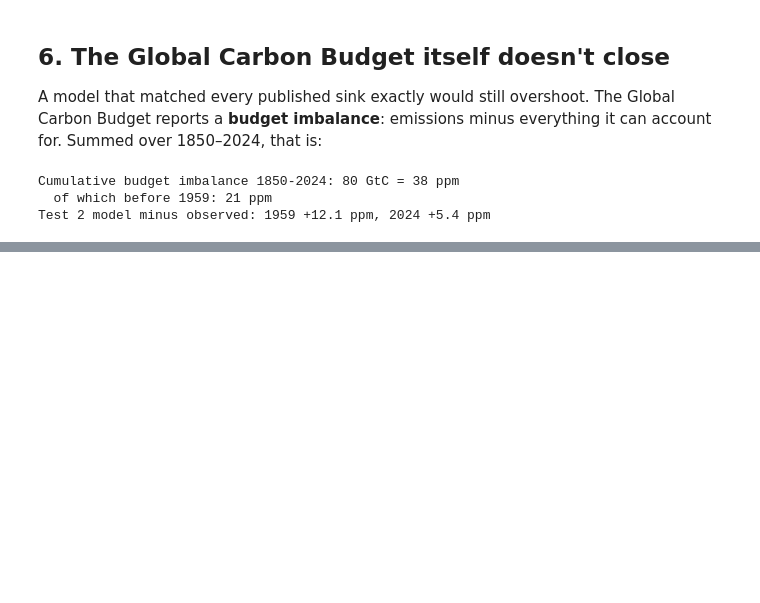
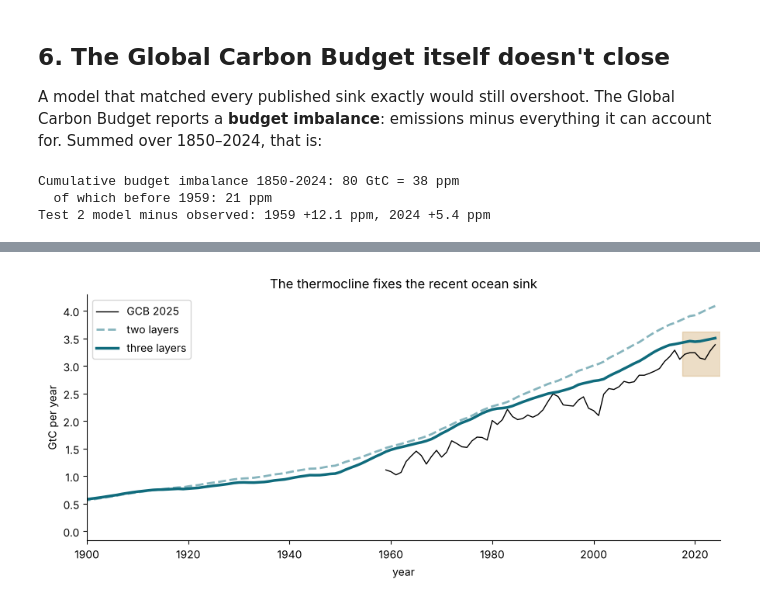
Before and after one commit to kmurugan123/co2-irf-model, a Jupyter notebook: box_model/carbon_box_model.ipynb, the cells around one changed output, grey strips where cells are left out. Cells and saved outputs as stored; diff of their text form; code cells hidden in the pictures; blank space fills up the shorter version.

Commit message:
Add three-layer ocean, feedback, Monte Carlo, future scenarios and stop-today experiment

```diff
--- a/box_model/carbon_box_model.ipynb
+++ b/box_model/carbon_box_model.ipynb
@@ -239,0 +261,19 @@ Most of the model's remaining offset (about +12 ppm) builds up before 1959, when
+# %%
+from ocean3 import simulate, pulse3
+from experiments3 import central_params, summarise, monte_carlo, interval, future_emissions, EF, EL, OBS, START, DEEP_AGE
+c3 = central_params()
+print(f"k_2 = {c3['k2m']:.4f}/yr from a {c3['deep_age']:.0f}-yr deep-water age; k_1 = {c3['k1m']:.2f}/yr from 118 GtC by 1994; beta = {c3['beta']:.3f}")
+kw3 = dict(k1m=c3["k1m"], k2m=c3["k2m"], beta=c3["beta"], start_ppm=START)
+r3 = simulate(EF, EL, **kw3)
+s3 = summarise(r3)
+bg3 = simulate(EF[:161], EL[:161], prescribed=OBS[:161], **kw3)
+pl3 = pulse3(bg3["final"], k1m=c3["k1m"], k2m=c3["k2m"], beta=c3["beta"])
+cmp = pd.DataFrame({
+    "published": ["3.22 ± 0.4", "25 ± 9%", "59 ± 12%", "16 ± 14%", "0.11 ± 0.03", "424.6"],
+    "two layers (Test 2)": [f"{con['ocean_sink_2015_2024']:.2f}", f"{con['pulse_atm_1000']:.0%}", f"{con['pulse_ocean_1000']:.0%}",
+                            f"{con['pulse_land_1000']:.0%}", f"{con['ph_drop_1850_2000']:.3f}", f"{con['ppm_2024']:.1f}"],
+    "three layers": [f"{s3['ocean_2015_2024'].item():.2f}", f"{pl3['atm'][-1]:.0%}", f"{pl3['ocean'][-1]:.0%}",
+                     f"{pl3['land'][-1]:.0%}", f"{s3['pH_drop_1850_2000'].item():.3f}", f"{s3['ppm_2024'].item():.1f}"]},
+    index=["Ocean sink 2015-2024 (GtC/yr)", "Pulse airborne, 1000 yr", "Pulse in ocean, 1000 yr", "Pulse on land, 1000 yr",
+           "Surface pH drop 1850-2000", "CO2 in 2024 (ppm)"])
+cmp
@@ -239,0 +289,10 @@ Most of the model's remaining offset (about +12 ppm) builds up before 1959, when
+# %%
+fig, ax = plt.subplots()
+ax.plot(g.loc[1959:2024].index, g.loc[1959:2024, "ocean_sink"], color="k", lw=1, label="GCB 2025")
+ax.plot(yrs, con["run"]["ocean_sink"], color="#0f6b7c", lw=2, alpha=.5, ls="--", label="two layers")
+ax.plot(yrs, r3["ocean"][:, 0], color="#0f6b7c", lw=2.5, label="three layers")
+ax.axhspan(3.22 - .4, 3.22 + .4, xmin=0.94, color="#b7791f", alpha=.25)
+ax.set(xlabel="year", ylabel="GtC per year", xlim=(1900, 2025), title="The thermocline fixes the recent ocean sink")
+ax.legend(); plt.tight_layout(); plt.show()
+# %% [output]
+[figure, added]
```
Also changed, not shown: parts of 17 cells of this notebook, 12 other files.
